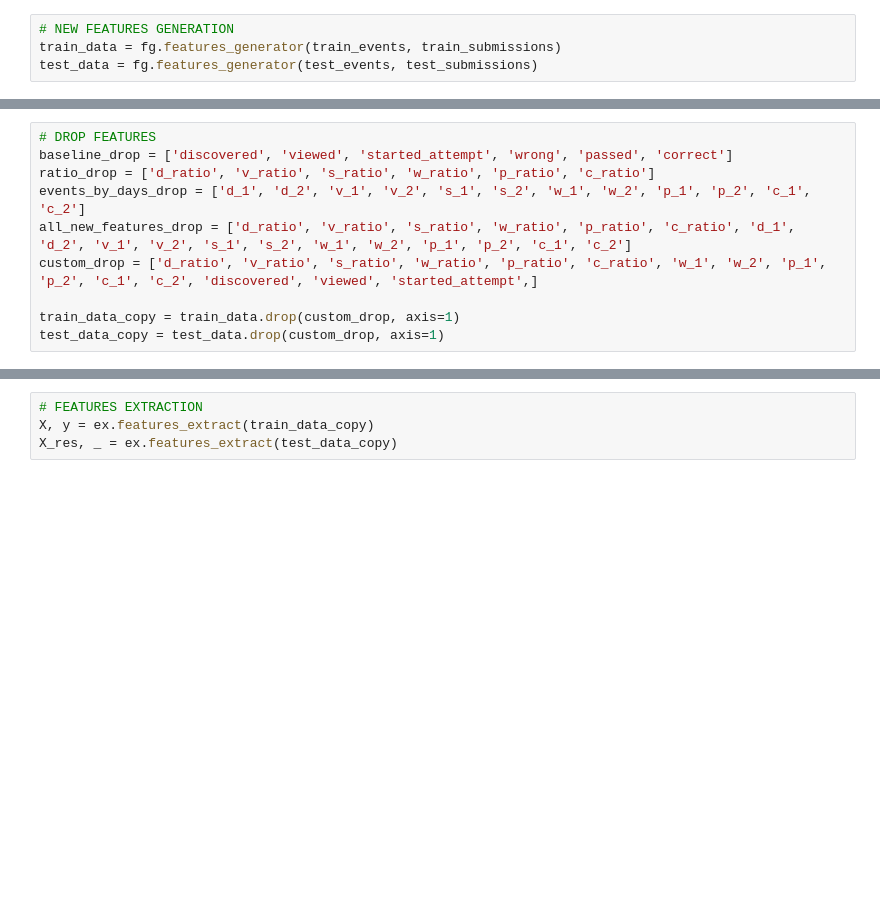
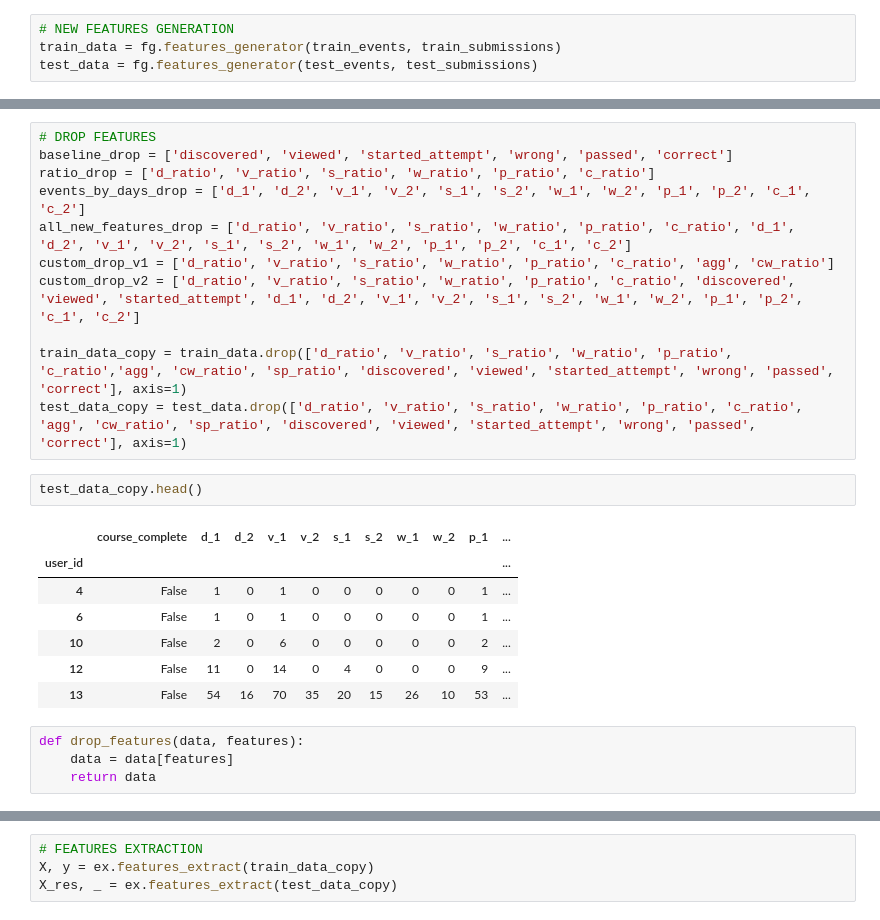
Before and after one commit to betelgeus/study, a Jupyter notebook: statistics/DS_and_ML_intro_Stepic_4852/Stepik_ML_contest/Model_Random_Forest.ipynb, the cells around one changed output, grey strips where cells are left out. Cells and saved outputs as stored; diff of their text form; blank space fills up the shorter version.

```diff
--- a/statistics/DS_and_ML_intro_Stepic_4852/Stepik_ML_contest/Model_Random_Forest.ipynb
+++ b/statistics/DS_and_ML_intro_Stepic_4852/Stepik_ML_contest/Model_Random_Forest.ipynb
@@ -31,7 +42,22 @@ baseline_drop = ['discovered', 'viewed', 'started_attempt', 'wrong', 'passed', '
 ratio_drop = ['d_ratio', 'v_ratio', 's_ratio', 'w_ratio', 'p_ratio', 'c_ratio']
 events_by_days_drop = ['d_1', 'd_2', 'v_1', 'v_2', 's_1', 's_2', 'w_1', 'w_2', 'p_1', 'p_2', 'c_1', 'c_2']
 all_new_features_drop = ['d_ratio', 'v_ratio', 's_ratio', 'w_ratio', 'p_ratio', 'c_ratio', 'd_1', 'd_2', 'v_1', 'v_2', 's_1', 's_2', 'w_1', 'w_2', 'p_1', 'p_2', 'c_1', 'c_2']
-custom_drop = ['d_ratio', 'v_ratio', 's_ratio', 'w_ratio', 'p_ratio', 'c_ratio', 'w_1', 'w_2', 'p_1', 'p_2', 'c_1', 'c_2', 'discovered', 'viewed', 'started_attempt',]
+custom_drop_v1 = ['d_ratio', 'v_ratio', 's_ratio', 'w_ratio', 'p_ratio', 'c_ratio', 'agg', 'cw_ratio']
+custom_drop_v2 = ['d_ratio', 'v_ratio', 's_ratio', 'w_ratio', 'p_ratio', 'c_ratio', 'discovered', 'viewed', 'started_attempt', 'd_1', 'd_2', 'v_1', 'v_2', 's_1', 's_2', 'w_1', 'w_2', 'p_1', 'p_2', 'c_1', 'c_2']
 
-train_data_copy = train_data.drop(custom_drop, axis=1)
-test_data_copy = test_data.drop(custom_drop, axis=1)
+train_data_copy = train_data.drop(['d_ratio', 'v_ratio', 's_ratio', 'w_ratio', 'p_ratio', 'c_ratio','agg', 'cw_ratio', 'sp_ratio', 'discovered', 'viewed', 'started_attempt', 'wrong', 'passed', 'correct'], axis=1)
+test_data_copy = test_data.drop(['d_ratio', 'v_ratio', 's_ratio', 'w_ratio', 'p_ratio', 'c_ratio', 'agg', 'cw_ratio', 'sp_ratio', 'discovered', 'viewed', 'started_attempt', 'wrong', 'passed', 'correct'], axis=1)
+# %%
+test_data_copy.head()
+# %% [output]
+|  | course_complete | d_1 | d_2 | v_1 | v_2 | s_1 | s_2 | w_1 | w_2 | p_1 | ... |
+| user_id |  |  |  |  |  |  |  |  |  |  | ... |
+| 4 | False | 1 | 0 | 1 | 0 | 0 | 0 | 0 | 0 | 1 | ... |
+| 6 | False | 1 | 0 | 1 | 0 | 0 | 0 | 0 | 0 | 1 | ... |
+| 10 | False | 2 | 0 | 6 | 0 | 0 | 0 | 0 | 0 | 2 | ... |
+| 12 | False | 11 | 0 | 14 | 0 | 4 | 0 | 0 | 0 | 9 | ... |
+| 13 | False | 54 | 16 | 70 | 35 | 20 | 15 | 26 | 10 | 53 | ... |
+# %%
+def drop_features(data, features):
+    data = data[features]
+    return data
```
Also changed, not shown: parts of 19 cells of this notebook, 2 other files.
